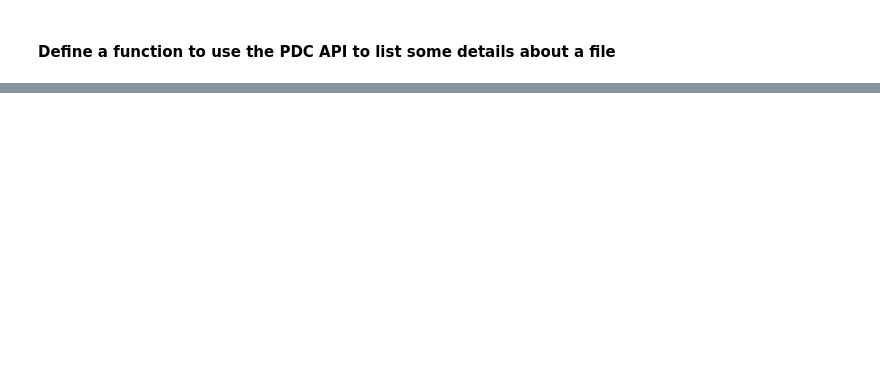
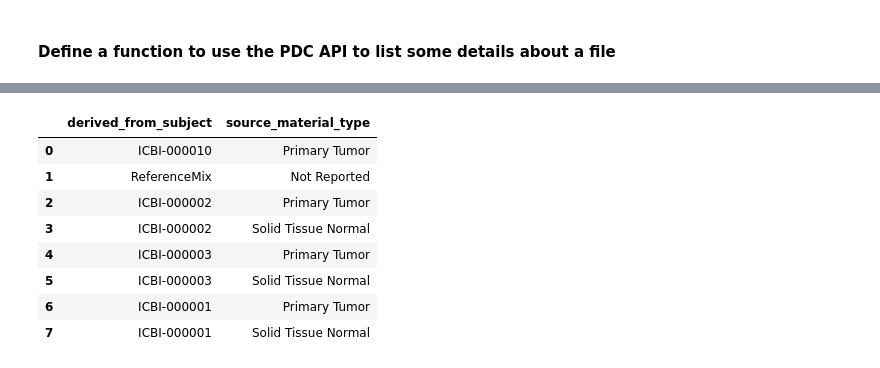
Before and after one commit to ianfore/cdatest, a Jupyter notebook: v2tests/Compare files via PDC API.ipynb, the cells around one changed output, grey strips where cells are left out. Cells and saved outputs as stored; diff of their text form; code cells hidden in the pictures; blank space fills up the shorter version.

```diff
--- a/v2tests/Compare files via PDC API.ipynb
+++ b/v2tests/Compare files via PDC API.ipynb
@@ -235,0 +247,31 @@ The errors elsewhere lead to a lack of confidence that it is accurate
+# %%
+query1 = """SELECT sp.derived_from_subject, sp.source_material_type
+from gdc-bq-sample.integration.all_v2 AS su,
+unnest(ResearchSubject) AS rs,
+unnest(Specimen) AS sp
+where sp.id in
+('9e8ebae6-d732-11ea-b1fd-0aad30af8a83',
+'9e8ebbc6-d732-11ea-b1fd-0aad30af8a83',
+'9e8ecf0b-d732-11ea-b1fd-0aad30af8a83',
+'9e8eb85a-d732-11ea-b1fd-0aad30af8a83',
+'9e8eb932-d732-11ea-b1fd-0aad30af8a83',
+'9e8ecc31-d732-11ea-b1fd-0aad30af8a83',
+'9e8eb77b-d732-11ea-b1fd-0aad30af8a83',
+'9e8eb67b-d732-11ea-b1fd-0aad30af8a83')
+""".format(aq)
+
+r1 = Q.sql(query1)
+aqdata = r1[0]
+
+from cda_funcs import qResultsToDF
+qResultsToDF(r1)
+# %% [output]
+|  | derived_from_subject | source_material_type |
+| 0 | ICBI-000010 | Primary Tumor |
+| 1 | ReferenceMix | Not Reported |
+| 2 | ICBI-000002 | Primary Tumor |
+| 3 | ICBI-000002 | Solid Tissue Normal |
+| 4 | ICBI-000003 | Primary Tumor |
+| 5 | ICBI-000003 | Solid Tissue Normal |
+| 6 | ICBI-000001 | Primary Tumor |
+| 7 | ICBI-000001 | Solid Tissue Normal |
```
Also changed, not shown: parts of 18 cells of this notebook, 5 other files.
